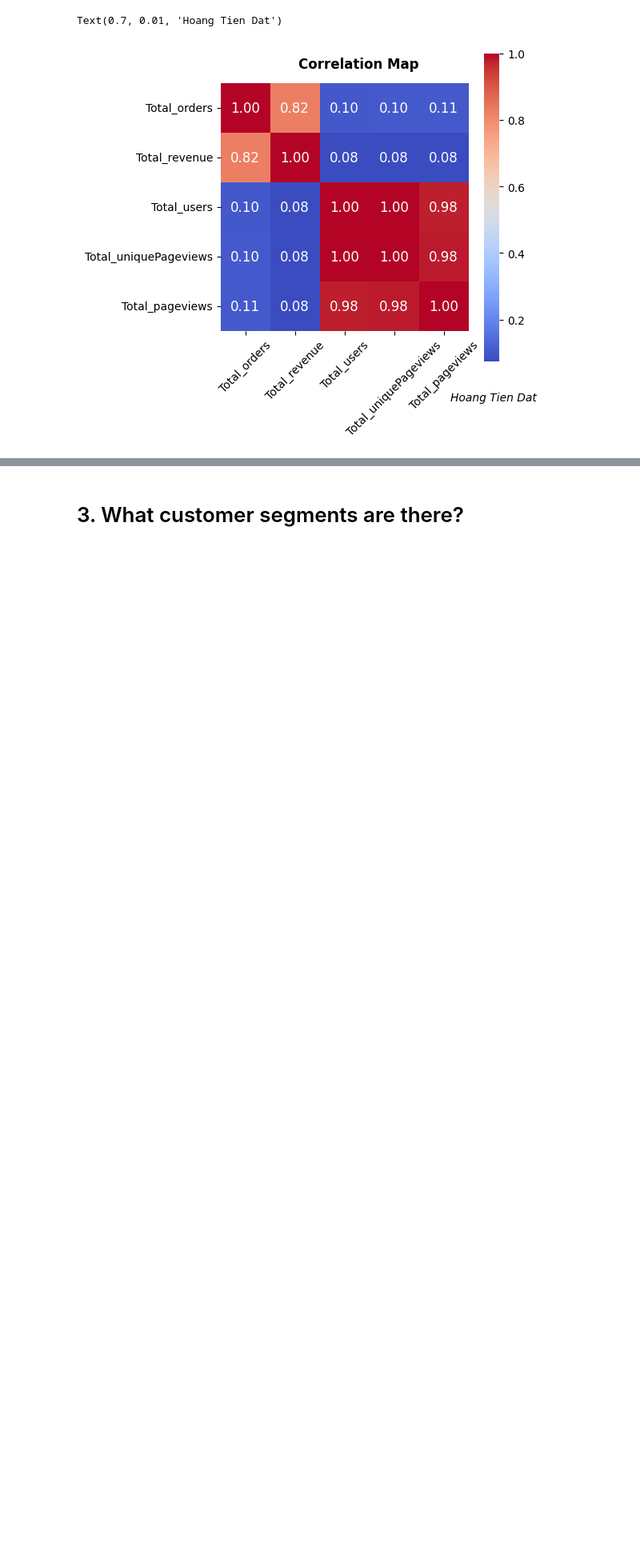
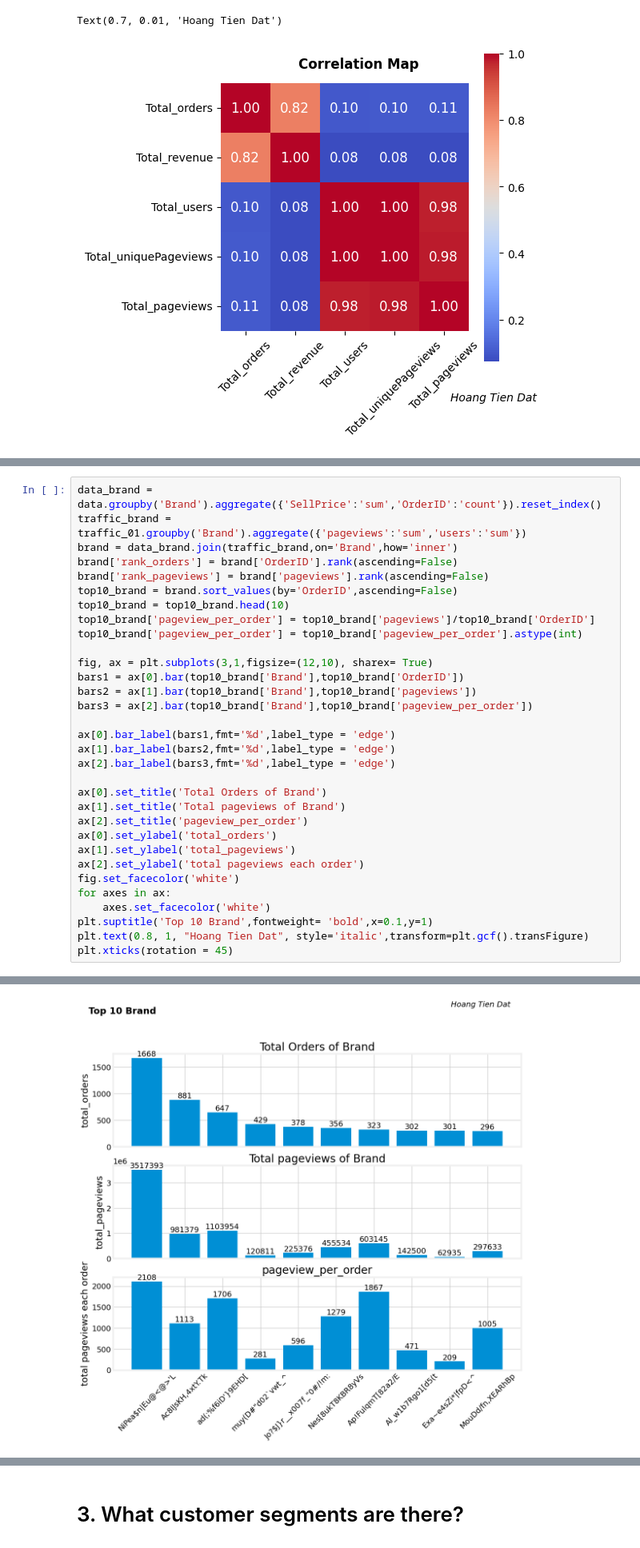
Before and after one commit to hoangdatkt1107/Project-Clustering, a Jupyter notebook: Clustering Traffic.ipynb, the cells around one changed output, grey strips where cells are left out. Shown at 80% size. Saved outputs shown, nothing was run; the diff lists cells and outputs as text; blank space fills up the shorter version.

```diff
--- a/Clustering Traffic.ipynb
+++ b/Clustering Traffic.ipynb
@@ -339,0 +364,33 @@ Text(0.7, 0.01, 'Hoang Tien Dat')
+# %%
+data_brand = data.groupby('Brand').aggregate({'SellPrice':'sum','OrderID':'count'}).reset_index()
+traffic_brand = traffic_01.groupby('Brand').aggregate({'pageviews':'sum','users':'sum'})
+brand = data_brand.join(traffic_brand,on='Brand',how='inner')
+brand['rank_orders'] = brand['OrderID'].rank(ascending=False)
+brand['rank_pageviews'] = brand['pageviews'].rank(ascending=False)
+top10_brand = brand.sort_values(by='OrderID',ascending=False)
+top10_brand = top10_brand.head(10)
+top10_brand['pageview_per_order'] = top10_brand['pageviews']/top10_brand['OrderID']
+top10_brand['pageview_per_order'] = top10_brand['pageview_per_order'].astype(int)
+
+fig, ax = plt.subplots(3,1,figsize=(12,10), sharex= True)
+bars1 = ax[0].bar(top10_brand['Brand'],top10_brand['OrderID'])
+bars2 = ax[1].bar(top10_brand['Brand'],top10_brand['pageviews'])
+bars3 = ax[2].bar(top10_brand['Brand'],top10_brand['pageview_per_order'])
+
+ax[0].bar_label(bars1,fmt='%d',label_type = 'edge')
+ax[1].bar_label(bars2,fmt='%d',label_type = 'edge')
+ax[2].bar_label(bars3,fmt='%d',label_type = 'edge')
+
+ax[0].set_title('Total Orders of Brand')
+ax[1].set_title('Total pageviews of Brand')
+ax[2].set_title('pageview_per_order')
+ax[0].set_ylabel('total_orders')
+ax[1].set_ylabel('total_pageviews')
+ax[2].set_ylabel('total pageviews each order')
+fig.set_facecolor('white')
+for axes in ax:
+    axes.set_facecolor('white')
+plt.suptitle('Top 10 Brand',fontweight= 'bold',x=0.1,y=1)
+plt.text(0.8, 1, "Hoang Tien Dat", style='italic',transform=plt.gcf().transFigure)
+plt.xticks(rotation = 45)
+# %% [output]
@@ -339,0 +408 @@ Text(0.7, 0.01, 'Hoang Tien Dat')
+[figure, added]
```
Also changed, not shown: parts of 12 cells of this notebook.
